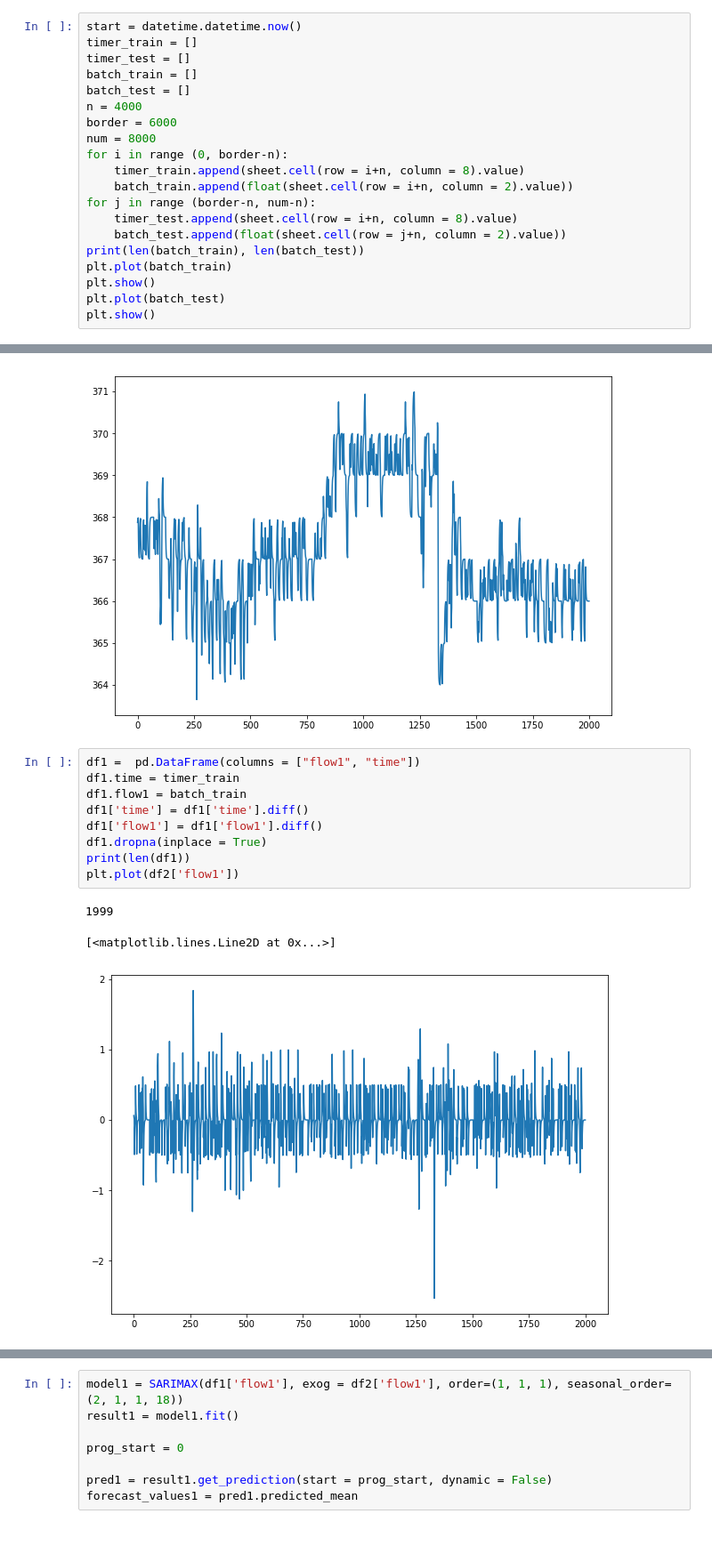
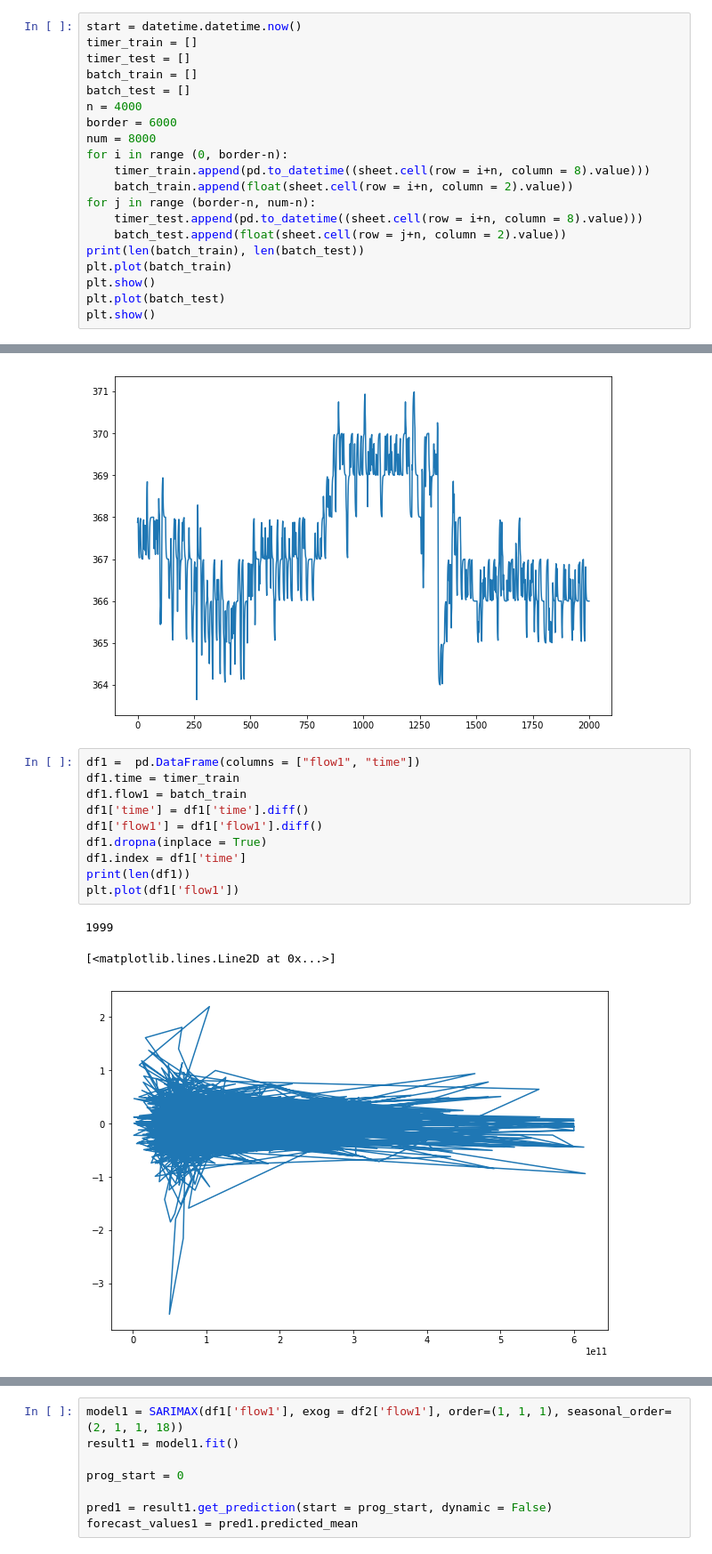
Before and after one commit to A101110/models, a Jupyter notebook: Pred_for_single_value.ipynb, the cells around one changed output, grey strips where cells are left out. Shown at 89% size. Drawn from its saved outputs; the diff is of its cells as text.

Commit message:
SARIMAX prediction for single value - with datetime and trend support - working

```diff
--- a/Pred_for_single_value.ipynb
+++ b/Pred_for_single_value.ipynb
@@ -37,10 +37,10 @@ n = 4000
 border = 6000
 num = 8000
 for i in range (0, border-n):
-    timer_train.append(sheet.cell(row = i+n, column = 8).value)
+    timer_train.append(pd.to_datetime((sheet.cell(row = i+n, column = 8).value)))
     batch_train.append(float(sheet.cell(row = i+n, column = 2).value))
 for j in range (border-n, num-n):
-    timer_test.append(sheet.cell(row = i+n, column = 8).value)
+    timer_test.append(pd.to_datetime((sheet.cell(row = i+n, column = 8).value)))
     batch_test.append(float(sheet.cell(row = j+n, column = 2).value))
 print(len(batch_train), len(batch_test))
 plt.plot(batch_train)
@@ -54,16 +54,17 @@ plt.show()
 # %%
 df1 =  pd.DataFrame(columns = ["flow1", "time"])
 df1.time = timer_train
 df1.flow1 = batch_train
 df1['time'] = df1['time'].diff()
 df1['flow1'] = df1['flow1'].diff()
 df1.dropna(inplace = True)
+df1.index = df1['time']
 print(len(df1))
-plt.plot(df2['flow1'])
+plt.plot(df1['flow1'])
 # %% [output]
 1999
 [<matplotlib.lines.Line2D at 0x...>]
-[figure, old version]
+[figure, new version]
 # %%
 df2 =  pd.DataFrame(columns = ["flow1", "time"])
 df2.time = timer_test
```
Also changed, not shown: parts of 3 cells of this notebook.
